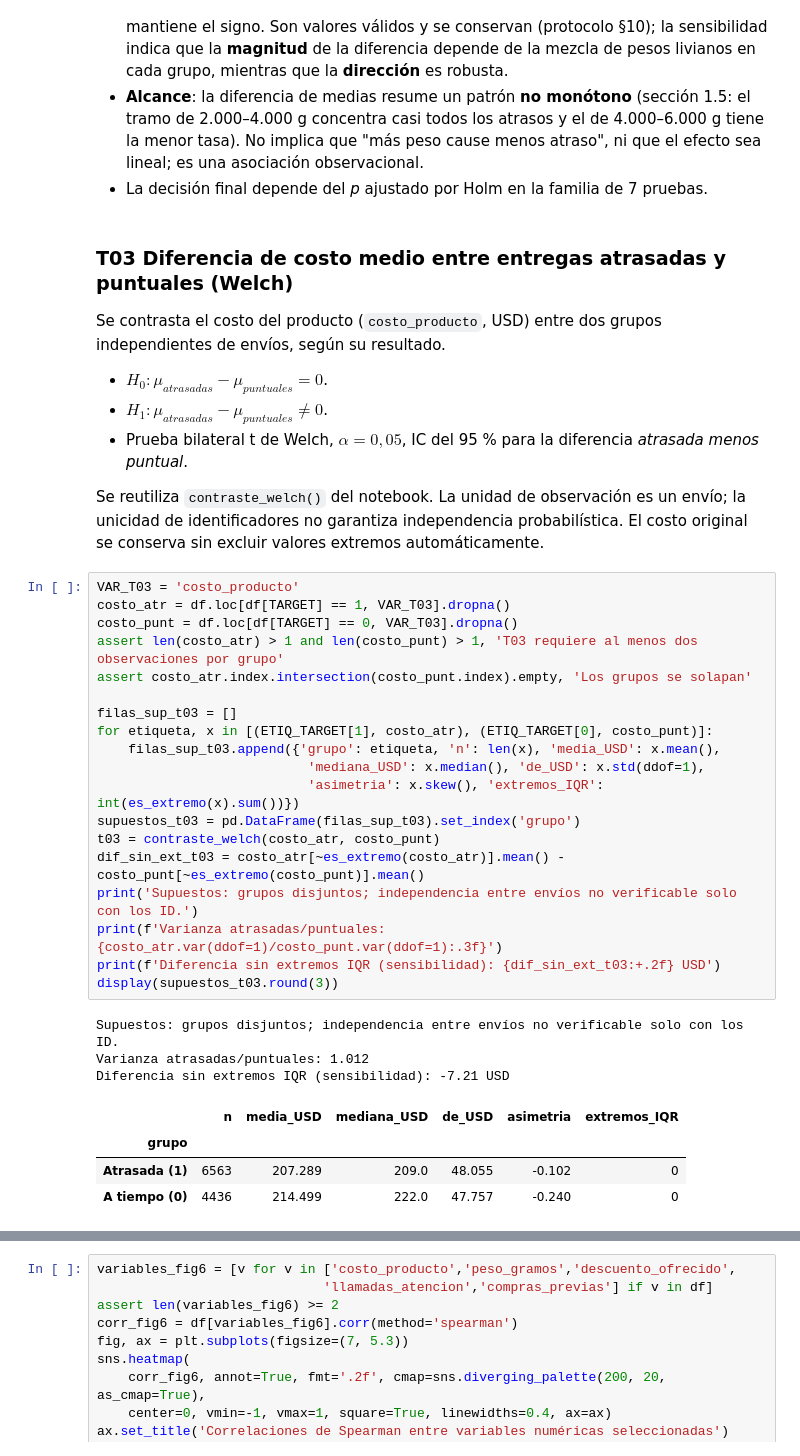
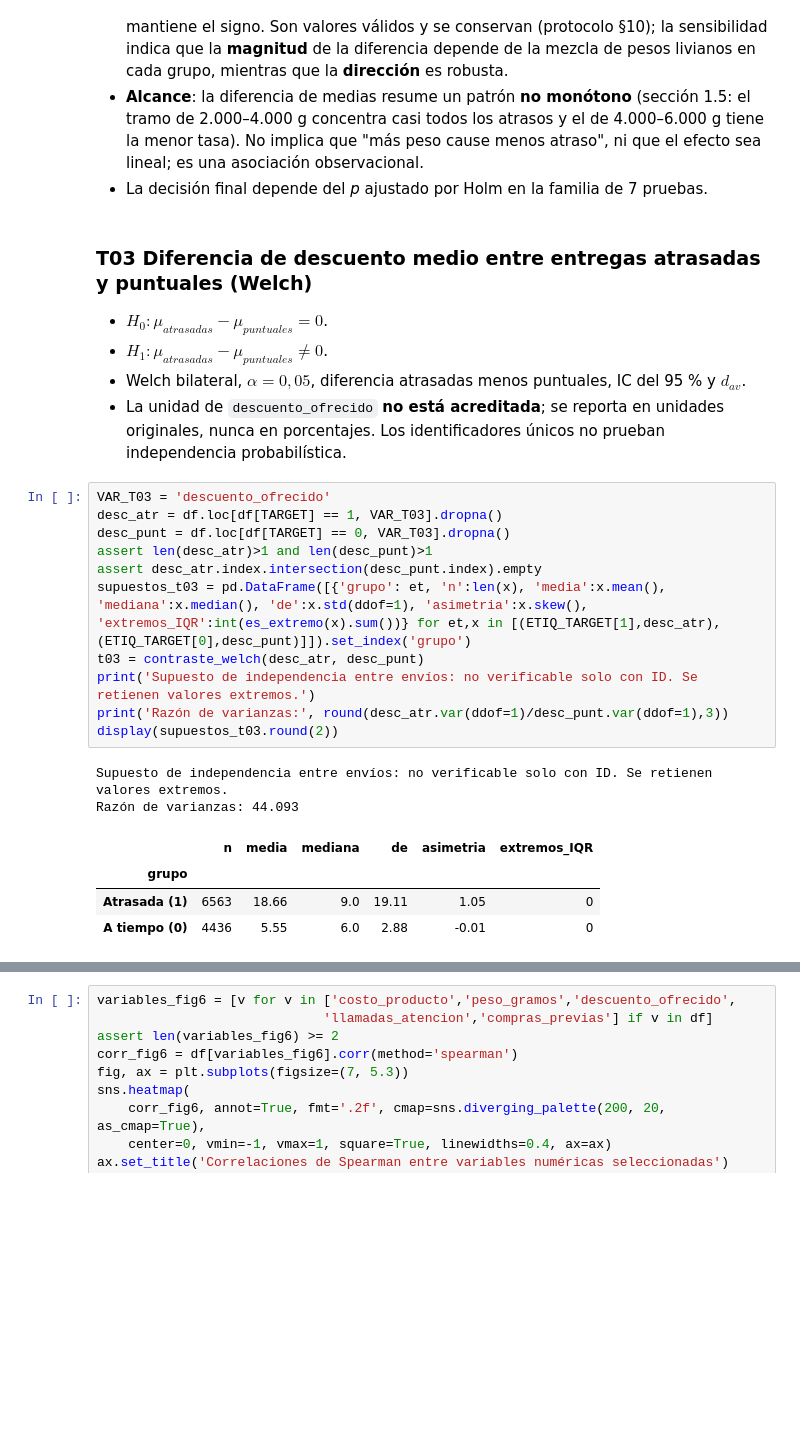
Before and after one commit to joserodriguezc/grupo_1_estadistica_computacional, a Jupyter notebook: notebooks/formativa_1.ipynb, the cells around one changed output, grey strips where cells are left out. Cells and saved outputs as stored; diff of their text form; blank space fills up the shorter version.

```diff
--- a/notebooks/formativa_1.ipynb
+++ b/notebooks/formativa_1.ipynb
@@ -1177,42 +1177,30 @@ print(f"- Magnitud: d_av = {t02['d_av']:+.2f}, es decir, la diferencia equivale
   cause menos atraso", ni que el efecto sea lineal; es una asociación observacional.
 - La decisión final depende del *p* ajustado por Holm en la familia de 7 pruebas.
 # %% [markdown]
-### T03 Diferencia de costo medio entre entregas atrasadas y puntuales (Welch)
+### T03 Diferencia de descuento medio entre entregas atrasadas y puntuales (Welch)
 
-Se contrasta el costo del producto (`costo_producto`, USD) entre dos grupos independientes de envíos, según su resultado.
-
-- $H_0: \mu_{atrasadas}-\mu_{puntuales}=0$.
-- $H_1: \mu_{atrasadas}-\mu_{puntuales}\ne 0$.
-- Prueba bilateral t de Welch, $\alpha=0{,}05$, IC del 95 % para la diferencia *atrasada menos puntual*.
-
-Se reutiliza `contraste_welch()` del notebook. La unidad de observación es un envío; la unicidad de identificadores no garantiza independencia probabilística. El costo original se conserva sin excluir valores extremos automáticamente.
+- $H_0:\mu_{atrasadas}-\mu_{puntuales}=0$.
+- $H_1:\mu_{atrasadas}-\mu_{puntuales}\ne0$.
+- Welch bilateral, $\alpha=0{,}05$, diferencia atrasadas menos puntuales, IC del 95 % y $d_{av}$.
+- La unidad de `descuento_ofrecido` **no está acreditada**; se reporta en unidades originales, nunca en porcentajes. Los identificadores únicos no prueban independencia probabilística.
 # %%
-VAR_T03 = 'costo_producto'
-costo_atr = df.loc[df[TARGET] == 1, VAR_T03].dropna()
-costo_punt = df.loc[df[TARGET] == 0, VAR_T03].dropna()
-assert len(costo_atr) > 1 and len(costo_punt) > 1, 'T03 requiere al menos dos observaciones por grupo'
-assert costo_atr.index.intersection(costo_punt.index).empty, 'Los grupos se solapan'
-
-filas_sup_t03 = []
-for etiqueta, x in [(ETIQ_TARGET[1], costo_atr), (ETIQ_TARGET[0], costo_punt)]:
-    filas_sup_t03.append({'grupo': etiqueta, 'n': len(x), 'media_USD': x.mean(),
-                           'mediana_USD': x.median(), 'de_USD': x.std(ddof=1),
-                           'asimetria': x.skew(), 'extremos_IQR': int(es_extremo(x).sum())})
-supuestos_t03 = pd.DataFrame(filas_sup_t03).set_index('grupo')
-t03 = contraste_welch(costo_atr, costo_punt)
-dif_sin_ext_t03 = costo_atr[~es_extremo(costo_atr)].mean() - costo_punt[~es_extremo(costo_punt)].mean()
-print('Supuestos: grupos disjuntos; independencia entre envíos no verificable solo con los ID.')
-print(f'Varianza atrasadas/puntuales: {costo_atr.var(ddof=1)/costo_punt.var(ddof=1):.3f}')
-print(f'Diferencia sin extremos IQR (sensibilidad): {dif_sin_ext_t03:+.2f} USD')
-display(supuestos_t03.round(3))
+VAR_T03 = 'descuento_ofrecido'
+desc_atr = df.loc[df[TARGET] == 1, VAR_T03].dropna()
+desc_punt = df.loc[df[TARGET] == 0, VAR_T03].dropna()
+assert len(desc_atr)>1 and len(desc_punt)>1
+assert desc_atr.index.intersection(desc_punt.index).empty
+supuestos_t03 = pd.DataFrame([{'grupo': et, 'n':len(x), 'media':x.mean(), 'mediana':x.median(), 'de':x.std(ddof=1), 'asimetria':x.skew(), 'extremos_IQR':int(es_extremo(x).sum())} for et,x in [(ETIQ_TARGET[1],desc_atr),(ETIQ_TARGET[0],desc_punt)]]).set_index('grupo')
+t03 = contraste_welch(desc_atr, desc_punt)
+print('Supuesto de independencia entre envíos: no verificable solo con ID. Se retienen valores extremos.')
+print('Razón de varianzas:', round(desc_atr.var(ddof=1)/desc_punt.var(ddof=1),3))
+display(supuestos_t03.round(2))
 # %% [output]
-Supuestos: grupos disjuntos; independencia entre envíos no verificable solo con los ID.
-Varianza atrasadas/puntuales: 1.012
-Diferencia sin extremos IQR (sensibilidad): -7.21 USD
+Supuesto de independencia entre envíos: no verificable solo con ID. Se retienen valores extremos.
+Razón de varianzas: 44.093
-|  | n | media_USD | mediana_USD | de_USD | asimetria | extremos_IQR |
+|  | n | media | mediana | de | asimetria | extremos_IQR |
 | grupo |  |  |  |  |  |  |
-| Atrasada (1) | 6563 | 207.289 | 209.0 | 48.055 | -0.102 | 0 |
-| A tiempo (0) | 4436 | 214.499 | 222.0 | 47.757 | -0.240 | 0 |
+| Atrasada (1) | 6563 | 18.66 | 9.0 | 19.11 | 1.05 | 0 |
+| A tiempo (0) | 4436 | 5.55 | 6.0 | 2.88 | -0.01 | 0 |
 # %% [markdown]
 #### Resultado e interpretación de T03
 
```
Also changed, not shown: parts of 9 cells of this notebook, 18 other files.
